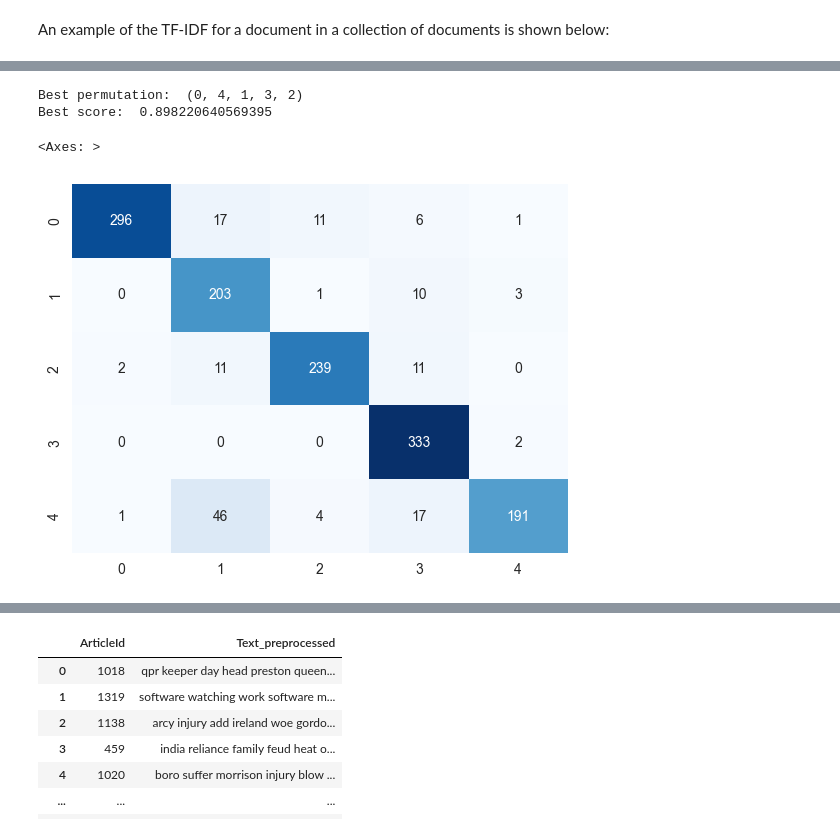
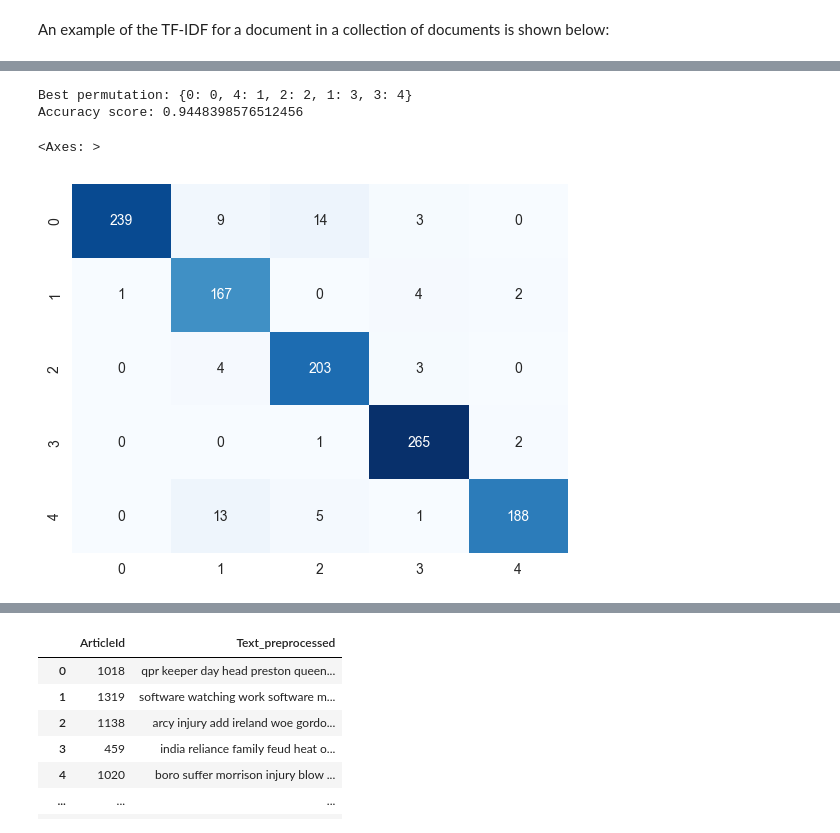
Before and after one commit to JuanDa14Sa/BBC-News-Classification, a Jupyter notebook: bbc_classification.ipynb, the cells around one changed output, grey strips where cells are left out. Cells and saved outputs as stored; diff of their text form; code cells hidden in the pictures.

Commit message:
Complete NMF method with test submission

```diff
--- a/bbc_classification.ipynb
+++ b/bbc_classification.ipynb
@@ -332,3 +330,5 @@ df_train = df_train_cleaned.copy()
+# %%
+df_train, df_val = train_test_split(df_train_cleaned, test_size=0.2, random_state=random_seed, stratify=df_train_cleaned['Target'])
 # %% [markdown]
 ### TF-IDF
 # %% [markdown]
@@ -369,43 +369,43 @@ pd.DataFrame(tfidf_train.toarray(), columns=tfidf_vectorizer.get_feature_names_o
 # %%
 nmf = NMF(n_components=5, random_state=random_seed)
-tfidf = TfidfVectorizer(max_features=10000, ngram_range=(1,2))
+tfidf = TfidfVectorizer(sublinear_tf=True,
+                            max_df=0.95,
+                            min_df=round(len(df_train)*0.01),
+                            stop_words="english")
 tfidf.fit(df_train['Text_preprocessed'])
 X_train = tfidf.transform(df_train['Text_preprocessed'])
 X_train_nmf = nmf.fit_transform(X_train)
-# %%
-
-def find_best_permutation(W_matrix, y_true,labels=df_train['Target'].unique()):
-    y_pred = np.argmax(W_matrix, axis=1)
-    labels_num = np.unique(y_pred)
-    permutations_list = list(permutations(labels_num))
-    best_score = 0
-    best_permutation = None
-    y_pred_best = None
-
-    for permutation in permutations_list:
-        map_permutation = {int_label: label for label, int_label in zip(labels, permutation)}
-        y_pred_perm = [map_permutation[int_label] for int_label in y_pred]
-        accuracy_score_perm = accuracy_score(y_true['Target'], y_pred_perm)
-
-        if accuracy_score_perm > best_score:
-            best_score = accuracy_score_perm
-            best_permutation = permutation
-            y_pred_best = y_pred_perm
-    return best_permutation, best_score, y_pred_best
-
-def predict(W_matrix, best_permutation):
-    y_pred = np.argmax(W_matrix, axis=1)
-    y_pred_perm = [best_permutation[int_label] for int_label in y_pred]
-    return y_pred_perm
-
-best_permutation, best_score, y_pred_best = find_best_permutation(X_train_nmf, df_train, labels=df_train['Target'].unique())
-print('Best permutation: ', best_permutation)
-print('Best score: ', best_score)
-# %% [output]
-Best permutation:  (0, 4, 1, 3, 2)
-Best score:  0.898220640569395
+# %%
+def label_permutation(y_true,y_pred):
+    y_true_ = np.array(y_true).reshape(-1)
+    uniq_labels = np.unique(y_true_)
+    perm = permutations(range(len(uniq_labels)))
+    best_perm, best_acc = None, 0
+    for p in perm:
+        perm_true_label_map = {label: int_label for label, int_label in zip(uniq_labels, p)}
+        perm_true_labels = np.array([perm_true_label_map[label] for label in y_true_])
+        acc = accuracy_score(perm_true_labels, y_pred)
+        if acc > best_acc:
+            best_perm = {num: label for num, label in zip(p, uniq_labels)}
+            best_acc = acc
+    return best_perm, best_acc
+
+
+
+def predict(y_pred, best_permutation):
+    y_pred_perm = [best_permutation[int_label] for int_label in y_pred]
+    return y_pred_perm
+
+y_train_pred_noperm = np.argmax(X_train_nmf, axis=1)
+best_permutation, best_score= label_permutation(df_train['Target'], y_train_pred_noperm)
+y_train_pred = predict(y_train_pred_noperm, best_permutation)
+print (f'Best permutation: {best_permutation}')
+print (f'Accuracy score: {best_score}')
+# %% [output]
+Best permutation: {0: 0, 4: 1, 2: 2, 1: 3, 3: 4}
+Accuracy score: 0.9448398576512456
 # %%
-sns.heatmap(confusion_matrix(df_train['Target'], y_pred_best), annot=True, fmt='d', cmap='Blues', cbar=False)
+sns.heatmap(confusion_matrix(df_train['Target'], y_train_pred), annot=True, fmt='d', cmap='Blues', cbar=False)
 # %% [output]
 <Axes: >
-[figure, old version]
+[figure, new version]
```
Also changed, not shown: parts of 8 cells of this notebook, 1 other file.
